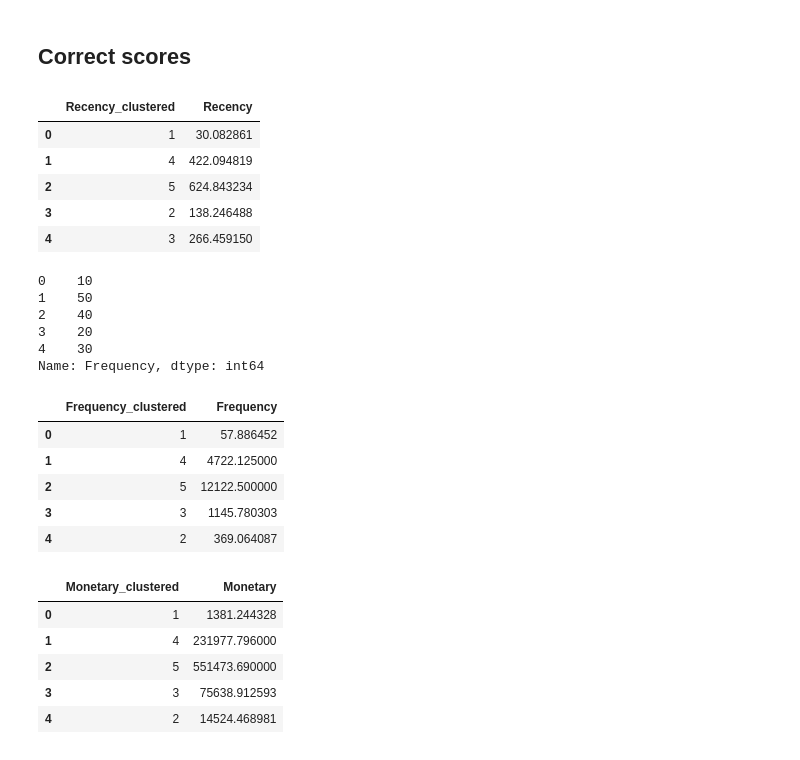
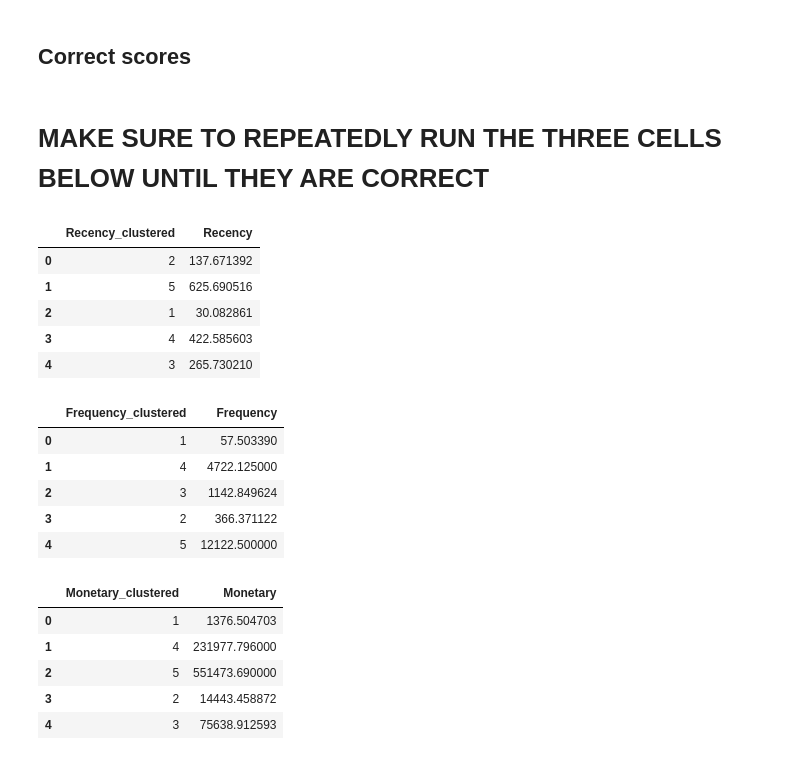
Before and after one commit to ArgyroMp/msc-thesis, a Jupyter notebook: Notebooks/02.rfm_dataset.ipynb, the cells around one changed output. Cells and saved outputs as stored; diff of their text form; code cells hidden in the pictures.

```diff
--- a/Notebooks/02.rfm_dataset.ipynb
+++ b/Notebooks/02.rfm_dataset.ipynb
@@ -143,7 +143,7 @@ def my_iterative_kmeans(rfm, rfm_column_name, num_runs, n_clusters):
 # %%
 # Run 5-means ntimes for each column
 
-ntimes = 100
+ntimes = 10
 nclusters = 5
 
 mik_r = my_iterative_kmeans(rfm, 'Recency',   ntimes, nclusters)
@@ -238,3 +235,0 @@ r1.head()
-# %%
-i = np.where(r1["Recency_clustered"] == 3)
-print(i)
@@ -265,76 +258,65 @@ r3.head()
 # %% [markdown]
 ## Correct scores
+# %% [markdown]
+# MAKE SURE TO REPEATEDLY RUN THE THREE CELLS BELOW UNTIL THEY ARE CORRECT
 # %%
 r1_map = r1["Recency"].argsort()+1
 r1_map = r1_map*10
 
 for i in range(len(r1_map)):
-    r1.loc[r1['Recency_clustered'] == i+1, 'Recency_clustered'] = r1_map[i]
-
+    r1['Recency_clustered'].replace(i+1, r1_map[i], inplace=True)
 
 for j in range(len(r1_map)):
-    # replace all values with their proper ones
-    r1.loc[r1['Recency_clustered'] == 10*(j+1), 'Recency_clustered'] = j+1
+    r1['Recency_clustered'].replace(10*(j+1),j+1, inplace=True)
 
 
 # observe correct mapping
 r1.head()
 # %% [output]
 |  | Recency_clustered | Recency |
-| 0 | 1 | 30.082861 |
-| 1 | 4 | 422.094819 |
-| 2 | 5 | 624.843234 |
-| 3 | 2 | 138.246488 |
-| 4 | 3 | 266.459150 |
+| 0 | 2 | 137.671392 |
+| 1 | 5 | 625.690516 |
+| 2 | 1 | 30.082861 |
+| 3 | 4 | 422.585603 |
+| 4 | 3 | 265.730210 |
-# %%
-r2_map = r2["Frequency"].argsort()+1
-r2_map = r2_map*10
-r2_map
-# %% [output]
-0    10
-1    50
-2    40
-3    20
-4    30
-Name: Frequency, dtype: int64
 # %%
 r2_map = r2["Frequency"].argsort()+1
 r2_map = r2_map*10
 
 for i in range(len(r2_map)):
-    r2.loc[r2['Frequency_clustered'] == i+1, 'Frequency_clustered'] = r2_map[i]
+    r2['Frequency_clustered'].replace(i+1, r2_map[i], inplace=True)
 
 
-for i in range(len(r2_map)):
-    r2.loc[r2['Frequency_clustered'] == 10*(i+1), 'Frequency_clustered'] = i+1
+for j in range(len(r2_map)):
+    r2['Frequency_clustered'].replace(10*(j+1),j+1, inplace=True)
+
 
 # observe correct mapping
 r2.head()
 # %% [output]
 |  | Frequency_clustered | Frequency |
-| 0 | 1 | 57.886452 |
+| 0 | 1 | 57.503390 |
 | 1 | 4 | 4722.125000 |
-| 2 | 5 | 12122.500000 |
-| 3 | 3 | 1145.780303 |
-| 4 | 2 | 369.064087 |
+| 2 | 3 | 1142.849624 |
+| 3 | 2 | 366.371122 |
+| 4 | 5 | 12122.500000 |
 # %%
 r3_map = r3["Monetary"].argsort()+1
 r3_map = r3_map*10
 
 for i in range(len(r3_map)):
-    r3.loc[r3['Monetary_clustered'] == i+1, 'Monetary_clustered'] = r3_map[i]
+    r3['Monetary_clustered'].replace(i+1, r3_map[i], inplace=True)
 
 
-for i in range(len(r3_map)):
-    # replace all values with their proper ones
-    r3.loc[r3['Monetary_clustered'] == 10*(i+1), 'Monetary_clustered'] = i+1
+for j in range(len(r3_map)):
+    r3['Monetary_clustered'].replace(10*(j+1),j+1, inplace=True)
 
 # observe correct mapping
 r3.head()
 # %% [output]
 |  | Monetary_clustered | Monetary |
-| 0 | 1 | 1381.244328 |
+| 0 | 1 | 1376.504703 |
 | 1 | 4 | 231977.796000 |
 | 2 | 5 | 551473.690000 |
-| 3 | 3 | 75638.912593 |
-| 4 | 2 | 14524.468981 |
+| 3 | 2 | 14443.458872 |
+| 4 | 3 | 75638.912593 |
```
Also changed, not shown: parts of 15 cells of this notebook.
